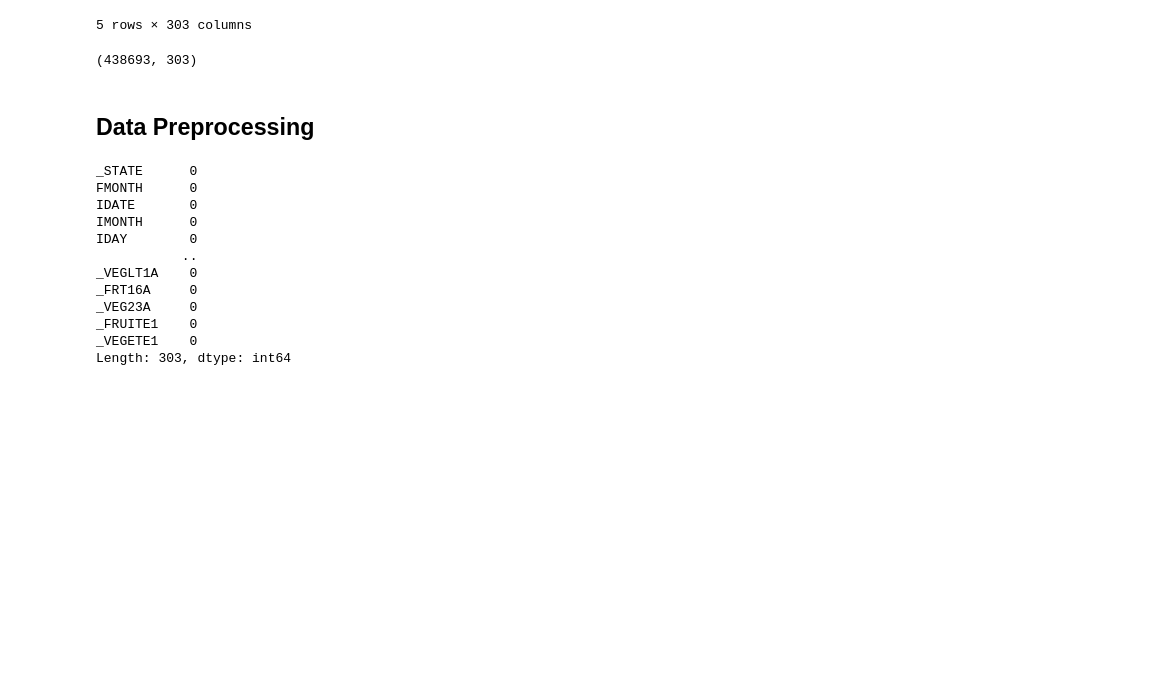
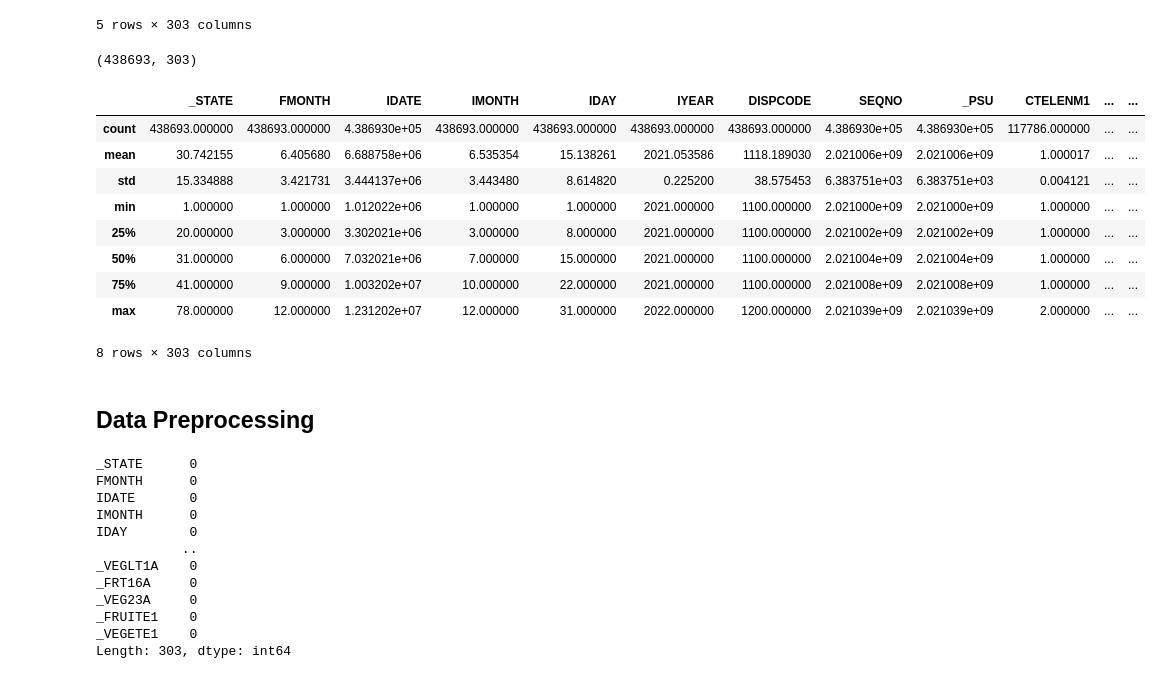
Before and after one commit to Sheryansh96/255Project, a Jupyter notebook: Cancer_Prediction.ipynb, the cells around one changed output. Cells and saved outputs as stored; diff of their text form; code cells hidden in the pictures; blank space fills up the shorter version.

```diff
--- a/Preprocessing.ipynb
+++ b/Cancer_Prediction.ipynb
@@ -25,6 +25,19 @@ data.head()
 data.shape
 # %% [output]
 (438693, 303)
+# %%
+data.describe()
+# %% [output]
+|  | _STATE | FMONTH | IDATE | IMONTH | IDAY | IYEAR | DISPCODE | SEQNO | _PSU | CTELENM1 | ... | ... |
+| count | 438693.000000 | 438693.000000 | 4.386930e+05 | 438693.000000 | 438693.000000 | 438693.000000 | 438693.000000 | 4.386930e+05 | 4.386930e+05 | 117786.000000 | ... | ... |
+| mean | 30.742155 | 6.405680 | 6.688758e+06 | 6.535354 | 15.138261 | 2021.053586 | 1118.189030 | 2.021006e+09 | 2.021006e+09 | 1.000017 | ... | ... |
+| std | 15.334888 | 3.421731 | 3.444137e+06 | 3.443480 | 8.614820 | 0.225200 | 38.575453 | 6.383751e+03 | 6.383751e+03 | 0.004121 | ... | ... |
+| min | 1.000000 | 1.000000 | 1.012022e+06 | 1.000000 | 1.000000 | 2021.000000 | 1100.000000 | 2.021000e+09 | 2.021000e+09 | 1.000000 | ... | ... |
+| 25% | 20.000000 | 3.000000 | 3.302021e+06 | 3.000000 | 8.000000 | 2021.000000 | 1100.000000 | 2.021002e+09 | 2.021002e+09 | 1.000000 | ... | ... |
+| 50% | 31.000000 | 6.000000 | 7.032021e+06 | 7.000000 | 15.000000 | 2021.000000 | 1100.000000 | 2.021004e+09 | 2.021004e+09 | 1.000000 | ... | ... |
+| 75% | 41.000000 | 9.000000 | 1.003202e+07 | 10.000000 | 22.000000 | 2021.000000 | 1100.000000 | 2.021008e+09 | 2.021008e+09 | 1.000000 | ... | ... |
+| max | 78.000000 | 12.000000 | 1.231202e+07 | 12.000000 | 31.000000 | 2022.000000 | 1200.000000 | 2.021039e+09 | 2.021039e+09 | 2.000000 | ... | ... |
+8 rows × 303 columns
 # %% [markdown]
 ## Data Preprocessing
 # %%
```
Also changed, not shown: parts of 15 cells of this notebook, 1 other file.
